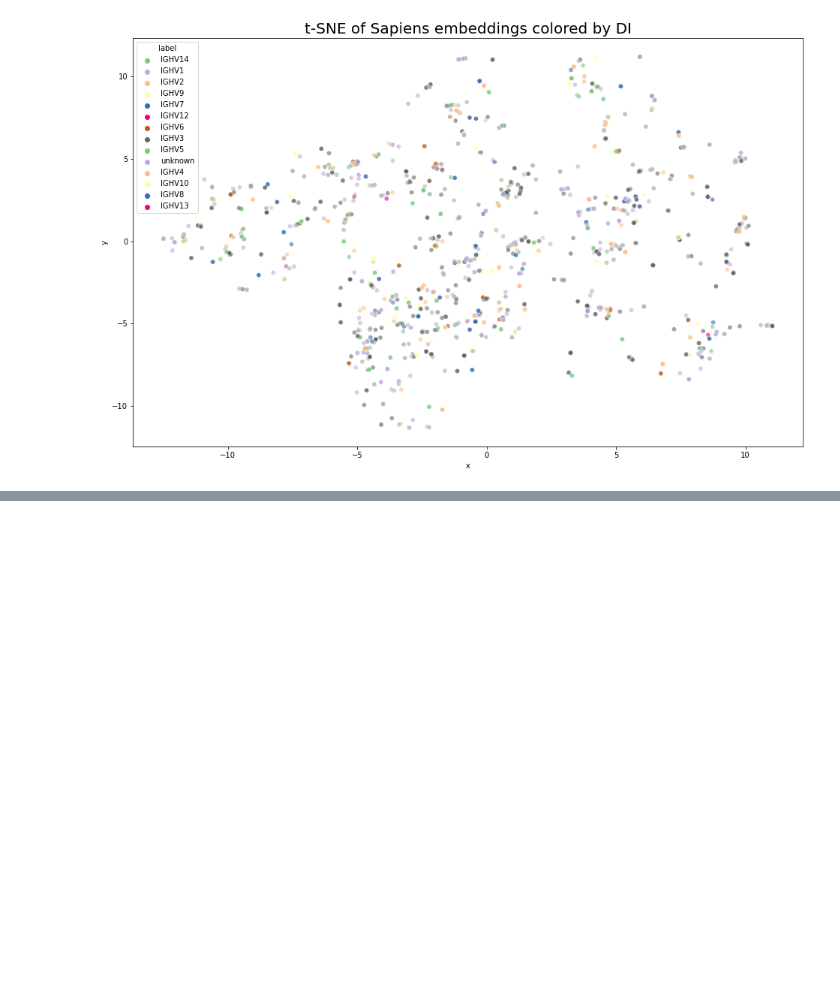
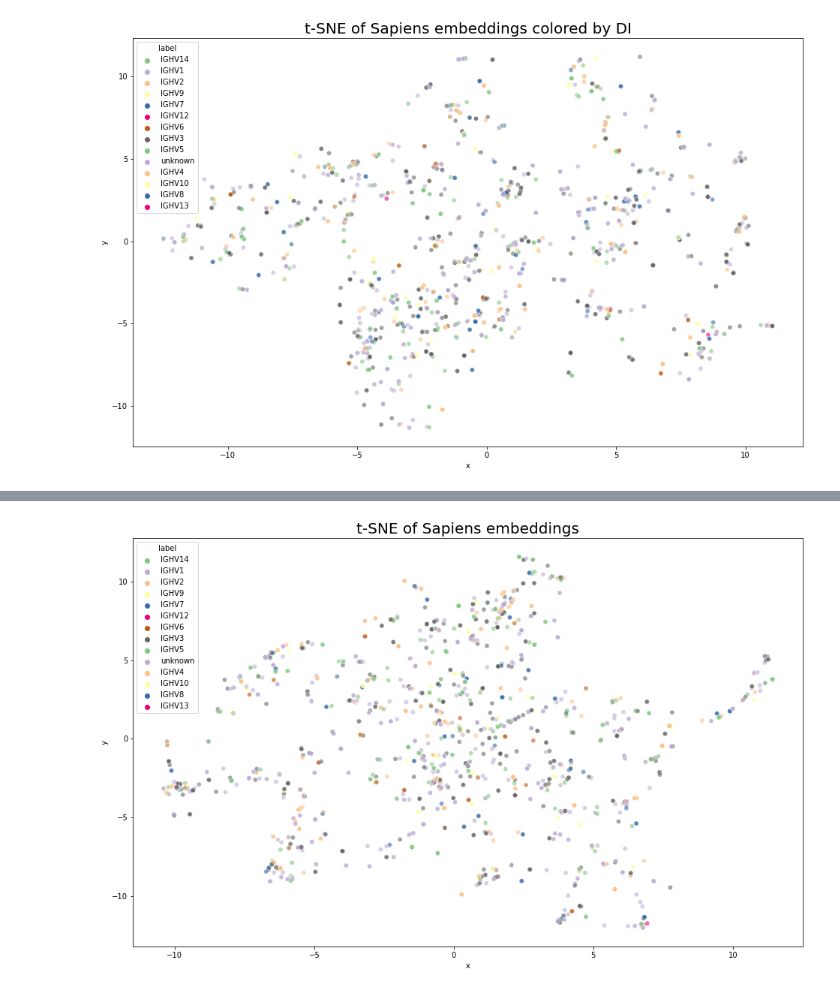
Before and after one commit to kvetab/di-pred, a Jupyter notebook: notebooks/data_processing/12-sapiens-embeddings.ipynb, the cells around one changed output, grey strips where cells are left out. Cells and saved outputs as stored; diff of their text form; code cells hidden in the pictures; blank space fills up the shorter version.

```diff
--- a/notebooks/data_processing/12-sapiens-embeddings.ipynb
+++ b/notebooks/data_processing/12-sapiens-embeddings.ipynb
@@ -232,0 +258,2 @@ plot_transformed(tsne_tr, embeddings["heavy_subclass"], [0, 1], "t-SNE of Sapien
+# %%
+tsne_tr = calculate_tsne(embeddings_heavy.drop(["Ab_ID", "heavy_subclass", "light_subclass"], axis=1), components=3, perplexity=30)
@@ -232,0 +269,4 @@ plot_transformed(tsne_tr, embeddings["heavy_subclass"], [0, 1], "t-SNE of Sapien
+# %%
+plot_transformed(tsne_tr, embeddings_heavy["heavy_subclass"], [0, 1], "t-SNE of Sapiens embeddings", palette="Accent")
+# %% [output]
+[figure, added]
```
Also changed, not shown: parts of 8 cells of this notebook.
